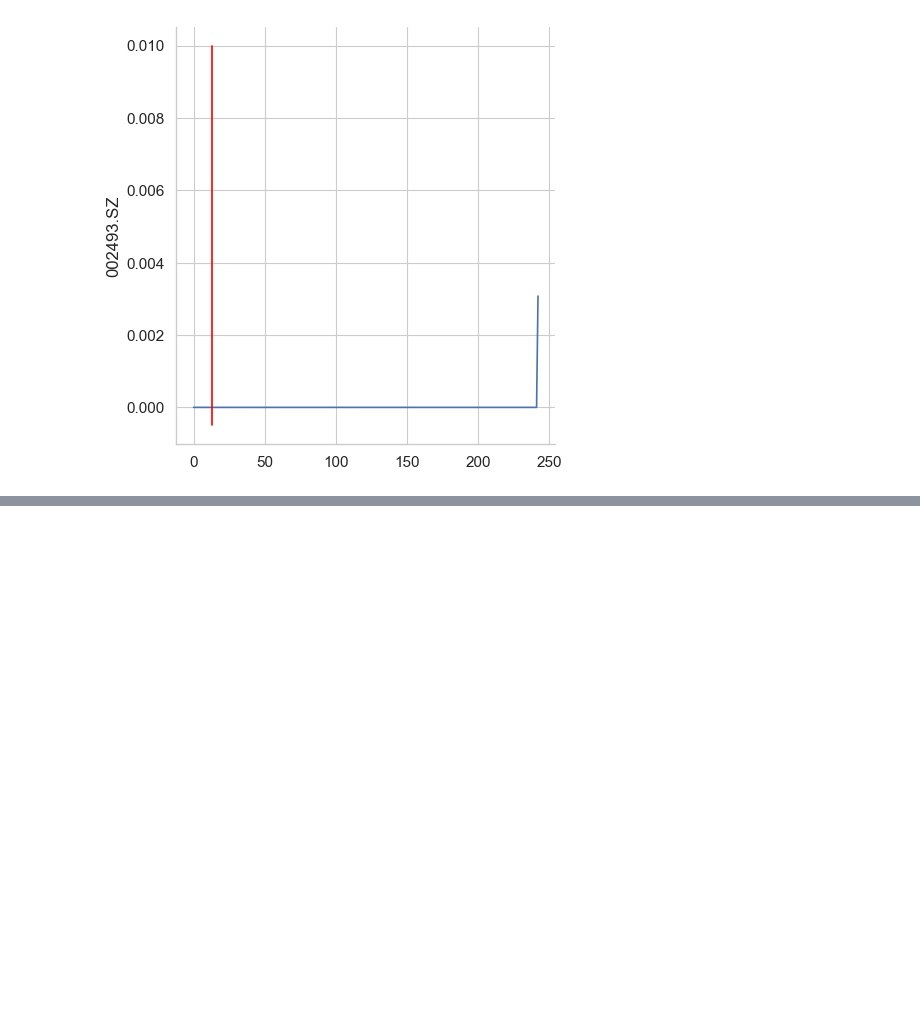
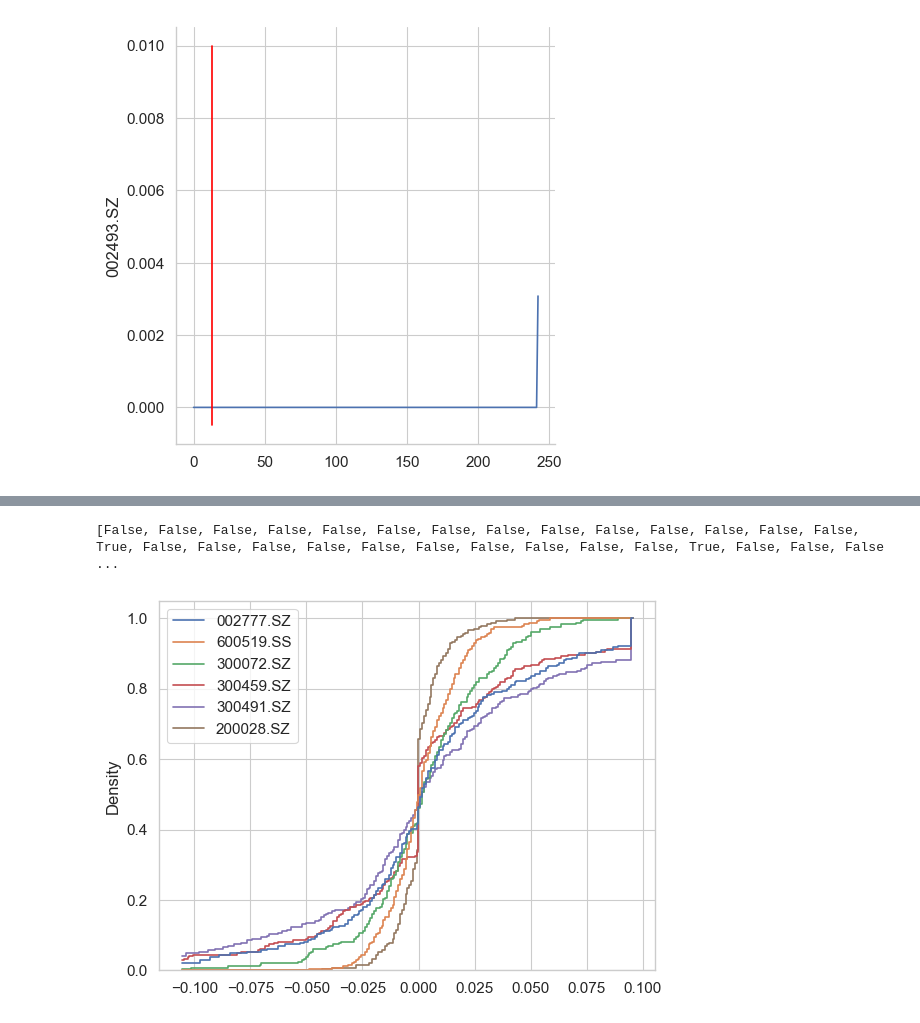
Before and after one commit to X-D-R/ChinaStockMarket, a Jupyter notebook: GetInfo.ipynb, the cells around one changed output, grey strips where cells are left out. Cells and saved outputs as stored; diff of their text form; code cells hidden in the pictures; blank space fills up the shorter version.

```diff
--- a/GetInfo.ipynb
+++ b/GetInfo.ipynb
@@ -100,0 +119,42 @@ data_СVaR.to_excel('outputReturnsNewCVaRResult.xlsx', index=False)
+# %%
+#Проверка случайности
+dataCheck = pd.read_excel('outputCheck_2.xlsx')
+data = pd.read_excel('outputNewReturns.xlsx', usecols=dataCheck['ticker'])
+def getInvCount(arr, n):
+    inv_count = 0
+    for i in range(n):
+        for j in range(i + 1, n):
+            if (arr[i] > arr[j]):
+                inv_count += 1
+    if (inv_count > 14783.1664) and (inv_count <= 14862.8336):
+        return True
+    else:
+        return False
+
+res = []
+for col in data.columns:
+    res.append(getInvCount(data[col], len(data[col])))
+
+new_data= pd.DataFrame({'ticker': dataCheck['ticker'], 'check': res, 'company_name': dataCheck['company_name'], 'sector': dataCheck['sector']})
+new_data.to_excel('outputCheck_3.xlsx', index=False)
+print(res)
+# %% [output]
+[False, False, False, False, False, False, False, False, False, False, False, False, False, False, True, False, False, False, False, False, False, False, False, False, False, True, False, False, False ...
+# %%
+# Графики распределенийв
+companies = ['300459.SZ', '300072.SZ', '002777.SZ', '200028.SZ', '300491.SZ', '600519.SS']
+''' Zhejiang Jinke Tom Culture Industry Co., LTD.	               Communication Services
+    Beijing Haixin Energy Technology Co.,Ltd.	                   Basic Materials
+    Sichuan Jiuyuan Yinhai Software.Co.,Ltd	                       Technology
+    China National Accord Medicines Corporation Ltd.	           Healthcare
+    Shijiazhuang Tonhe Electronics Technologies Co.,Ltd.	       Industrials
+    Kweichow Moutai Co., Ltd.	                                   Consumer Defensive'''
+
+import seaborn as sns
+data = pd.read_excel('outputNewReturns.xlsx', usecols=companies)
+#sns.kdeplot(data, cumulative=True) #Кумулятивная функция распределения
+#sns.kdeplot(data=data, common_norm=False); #график плотности
+sns.histplot(data=data, bins=len(data['300459.SZ']), stat="density", element="step", fill=False, cumulative=True, common_norm=False); #эмпирическая функция распределения
+#plt.pyplot.savefig('Density_3.png')
+# %% [output]
+[figure, added]
```
Also changed, not shown: parts of 4 cells of this notebook, 2 other files.
